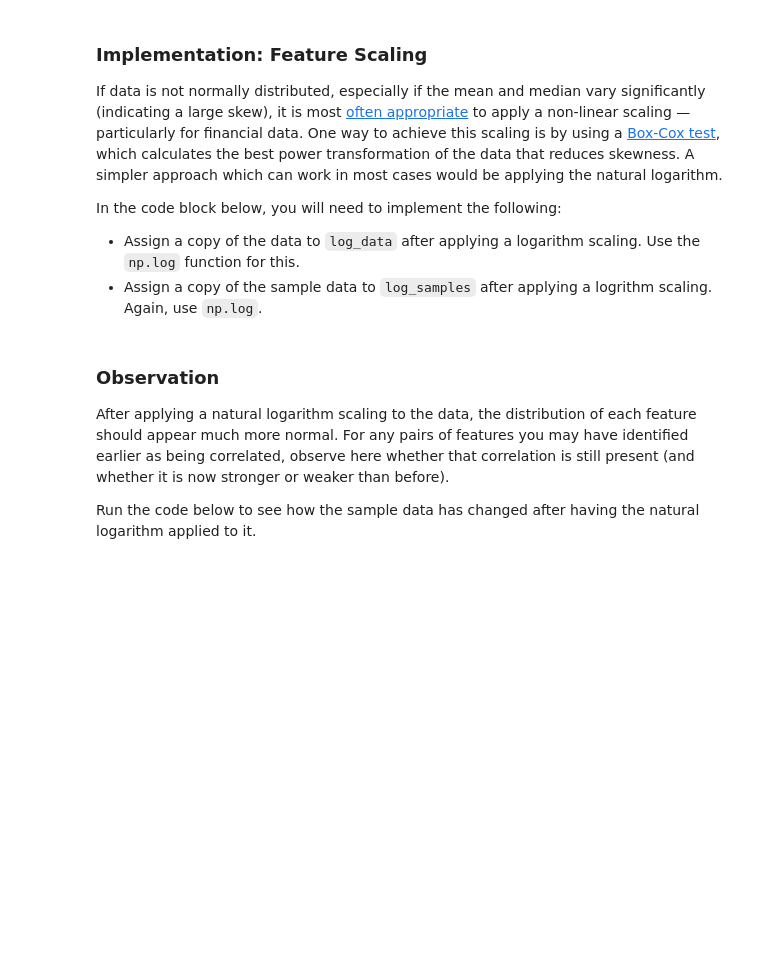
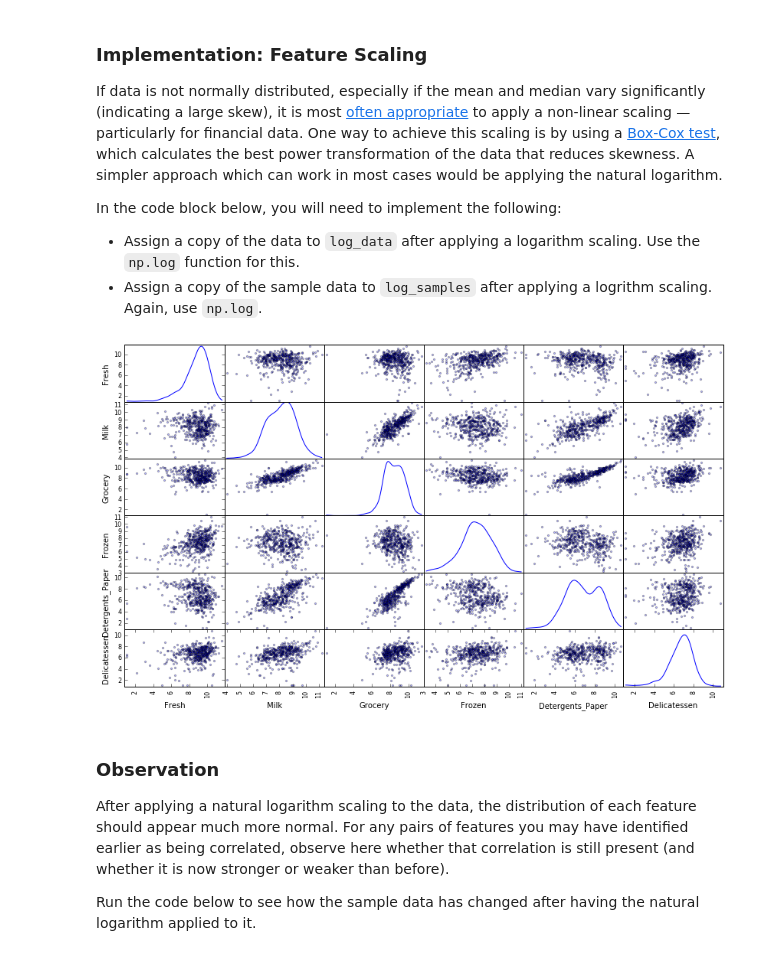
Before and after one commit to raymondngiam/machine-learning-nanodegree, a Jupyter notebook: projects/creating_customer_segments/customer_segments.ipynb, the cells around one changed output. Drawn from its saved outputs; the diff is of its cells as text; code cells hidden in the pictures; blank space fills up the shorter version.

```diff
--- a/projects/creating_customer_segments/customer_segments.ipynb
+++ b/projects/creating_customer_segments/customer_segments.ipynb
@@ -150,13 +150,17 @@ In the code block below, you will need to implement the following:
  - Assign a copy of the sample data to `log_samples` after applying a logrithm scaling. Again, use `np.log`.
 # %%
 # TODO: Scale the data using the natural logarithm
-log_data = None
+log_data = data.copy()
+log_data = log_data.applymap(lambda x: np.log(x))
 
 # TODO: Scale the sample data using the natural logarithm
-log_samples = None
+log_samples = samples.copy()
+log_samples = log_samples.applymap(lambda x: np.log(x))
 
 # Produce a scatter matrix for each pair of newly-transformed features
 pd.scatter_matrix(log_data, alpha = 0.3, figsize = (14,8), diagonal = 'kde');
+# %% [output]
+[figure, added]
 # %% [markdown]
 ### Observation
 After applying a natural logarithm scaling to the data, the distribution of each feature should appear much more normal. For any pairs of features you may have identified earlier as being correlated, observe here whether that correlation is still present (and whether it is now stronger or weaker than before).
```
Also changed, not shown: parts of 1 cell of this notebook.
